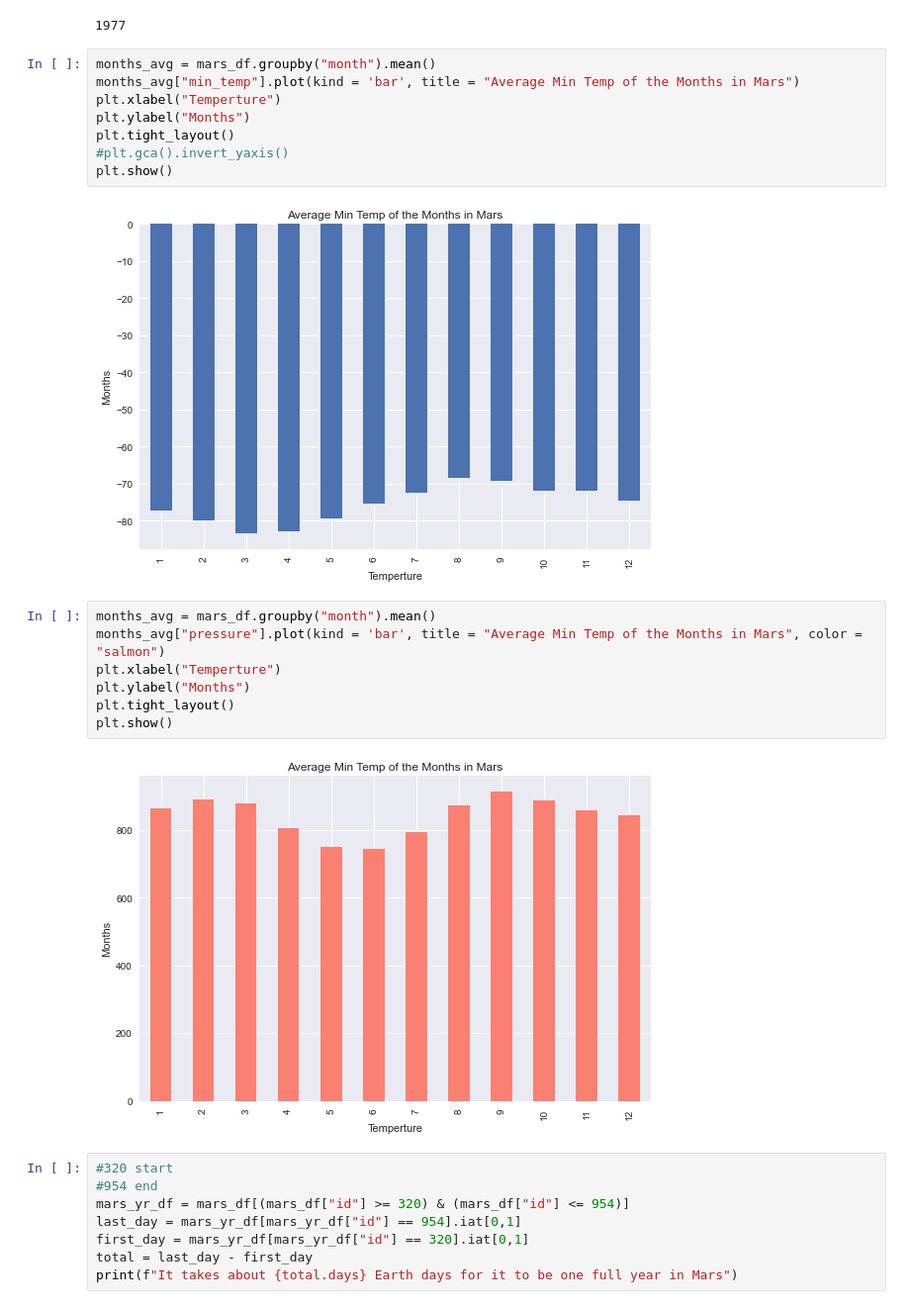
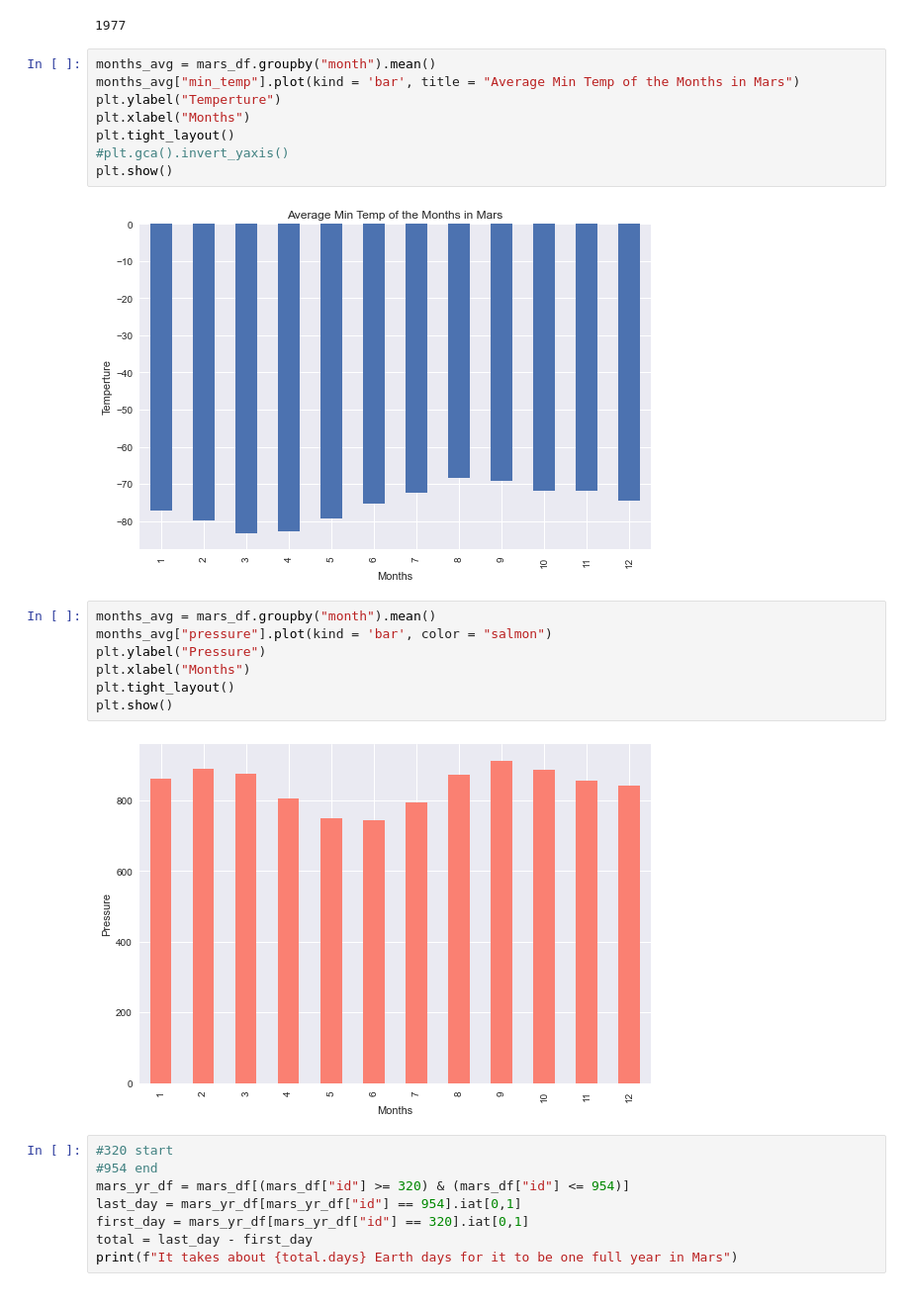
Before and after one commit to Cabone01/Tech_Camp, a Jupyter notebook: scraping-challenge/mars_data_challenge_part_2.ipynb, the cells around one changed output. Shown at 99% size. Cells and saved outputs as stored; diff of their text form.

```diff
--- a/scraping-challenge/mars_data_challenge_part_2.ipynb
+++ b/scraping-challenge/mars_data_challenge_part_2.ipynb
@@ -101,22 +101,22 @@ mars_df["sol"].max()
 # %%
 months_avg = mars_df.groupby("month").mean()
 months_avg["min_temp"].plot(kind = 'bar', title = "Average Min Temp of the Months in Mars")
-plt.xlabel("Temperture")
-plt.ylabel("Months")
+plt.ylabel("Temperture")
+plt.xlabel("Months")
 plt.tight_layout()
 #plt.gca().invert_yaxis()
 plt.show()
 # %% [output]
-[figure, old version]
+[figure, new version]
 # %%
 months_avg = mars_df.groupby("month").mean()
-months_avg["pressure"].plot(kind = 'bar', title = "Average Min Temp of the Months in Mars", color = "salmon")
-plt.xlabel("Temperture")
-plt.ylabel("Months")
+months_avg["pressure"].plot(kind = 'bar', color = "salmon")
+plt.ylabel("Pressure")
+plt.xlabel("Months")
 plt.tight_layout()
 plt.show()
 # %% [output]
-[figure, old version]
+[figure, new version]
 # %%
 #320 start
 #954 end
```
